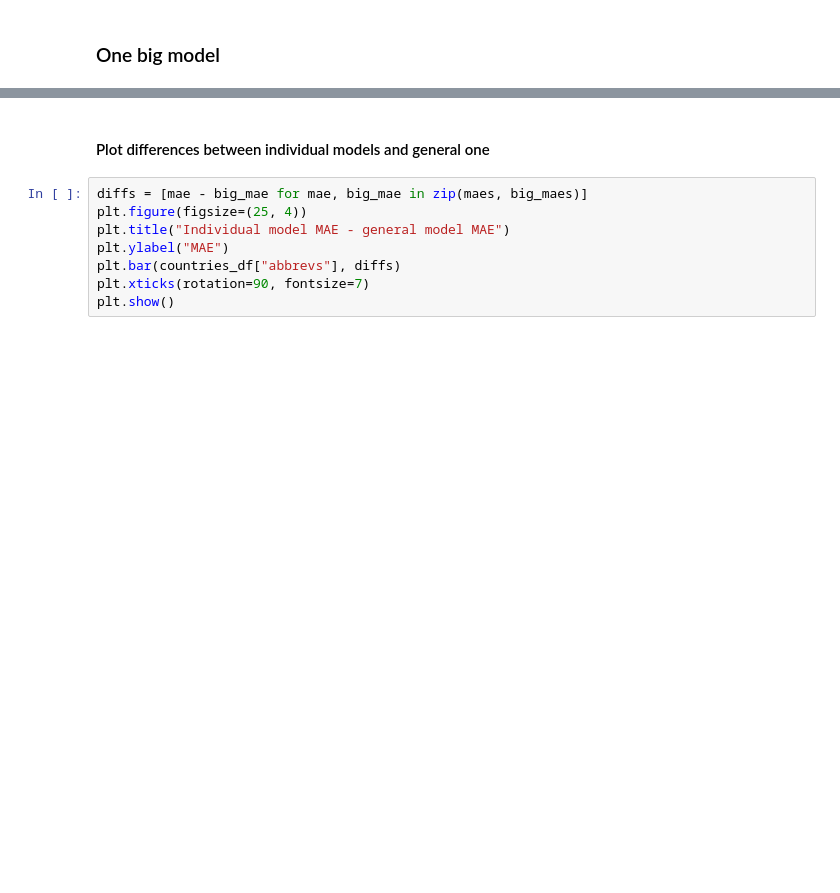
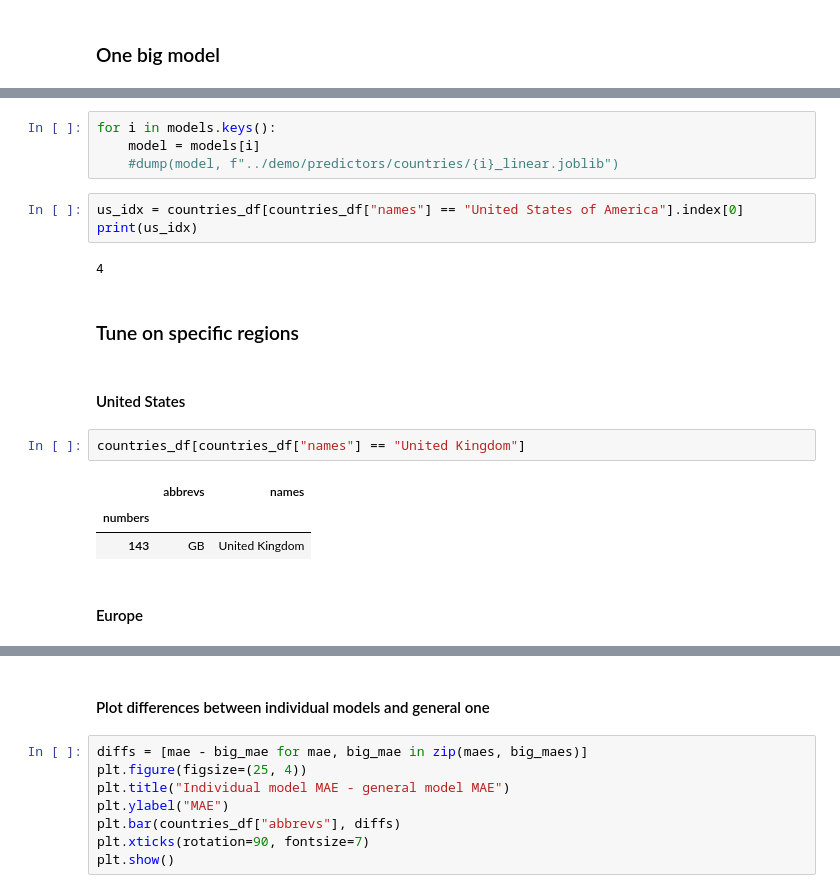
Before and after one commit to Project-Resilience/mvp, a Jupyter notebook: model/forest.ipynb, the cells around one changed output, grey strips where cells are left out. Saved outputs shown, nothing was run; the diff lists cells and outputs as text; blank space fills up the shorter version.

```diff
--- a/model/forest.ipynb
+++ b/model/forest.ipynb
@@ -408,0 +440,21 @@ map_plot_results(big_maes)
+# %%
+for i in models.keys():
+    model = models[i]
+    #dump(model, f"../demo/predictors/countries/{i}_linear.joblib")
+# %%
+us_idx = countries_df[countries_df["names"] == "United States of America"].index[0]
+print(us_idx)
+# %% [output]
+4
+# %% [markdown]
+### Tune on specific regions
+# %% [markdown]
+#### United States
+# %%
+countries_df[countries_df["names"] == "United Kingdom"]
+# %% [output]
+|  | abbrevs | names |
+| numbers |  |  |
+| 143 | GB | United Kingdom |
+# %% [markdown]
+#### Europe
```
Also changed, not shown: parts of 27 cells of this notebook, 12 other files.
